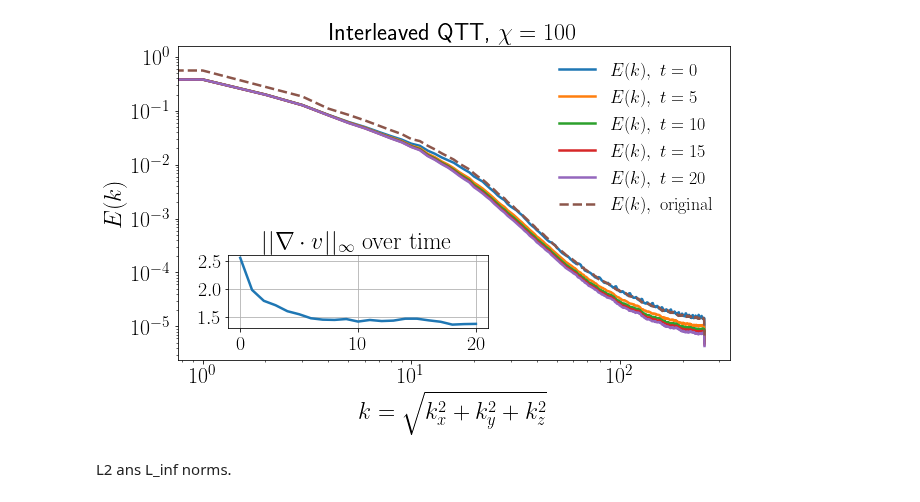
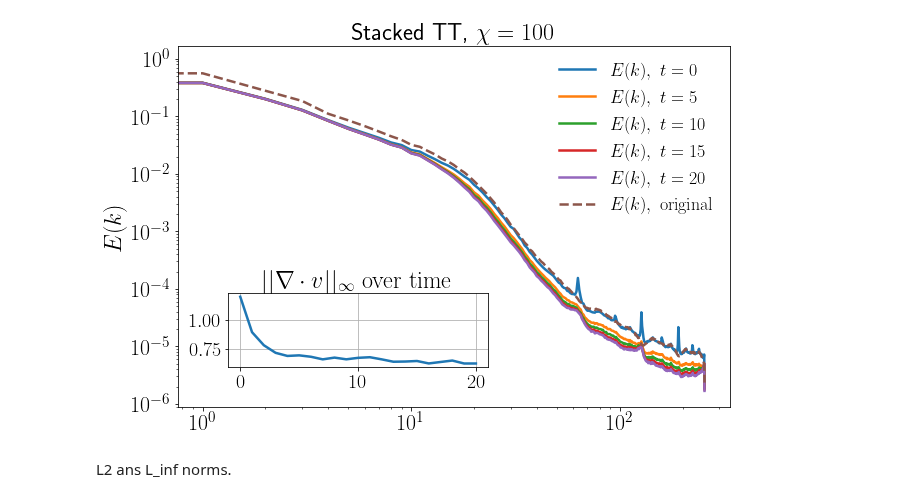
Before and after one commit to stefanopisoni/TN_Turbulence, a Jupyter notebook: 3D_evolution/3D_evolution_plot.ipynb, the cells around one changed output. Saved outputs shown, nothing was run; the diff lists cells and outputs as text; code cells hidden in the pictures.

Commit message:
new plots with renaming

```diff
--- a/3D_evolution/3D_evolution_plot.ipynb
+++ b/3D_evolution/3D_evolution_plot.ipynb
@@ -14,7 +14,7 @@ torch.set_default_dtype(torch.float64)
 Li = 10
 d = 2
 
-encoding_prefix = "seq"
+encoding_prefix = "sta"
 opt_method = "linsys"
 noq = 3 * Li
 bd_max = 100
@@ -82,36 +82,36 @@ if encoding_prefix == "seq":
 ax_main.set_ylabel(r'$E(k)$', fontsize=24)
 
 if encoding_prefix == "seq":
-    ax_main.set_title(rf'Interleaved QTT, $\chi = {bd_max}$', fontsize=24)
+    ax_main.set_title(rf'Interleaved TT, $\chi = {bd_max}$', fontsize=24)
 elif encoding_prefix == "sta":
-    ax_main.set_title(rf'Stacked QTT, $\chi = {bd_max}$', fontsize=24)
+    ax_main.set_title(rf'Stacked TT, $\chi = {bd_max}$', fontsize=24)
 
 ax_main.tick_params(axis='both', which='major', labelsize=22)
 ax_main.tick_params(axis='both', which='minor', labelsize=12)
 ax_main.legend(fontsize=18, loc='upper right', frameon=False)
 
 # ——— Inset parameters ———
 if encoding_prefix == "seq":
     in_w, in_h = 0.40, 0.40   # smaller inset
     left, bottom = 0.21, 0.27 # shift right & up
     pad = 0.03               # less padding
 elif encoding_prefix == "sta":
     in_w, in_h = 0.40, 0.40   # smaller inset
     left, bottom = 0.21, 0.18 # shift right & up
     pad = 0.03               # less padding
 
 # Bottom‐inset: Linf norm
 ax_linf = fig.add_axes([left, bottom, in_w, in_h/2 - pad])
 ax_linf.plot(times_div, div_linf)
 ax_linf.set_title(r'$||\nabla\cdot v||_\infty \mathrm{~over~time}$', fontsize=24)
 ax_linf.tick_params(labelsize=20)
 ax_linf.grid(True)
 
 plt.tight_layout()
 plt.savefig(f"Plots/{repo_name}.pdf", format="pdf")
 plt.show()
 # %% [output]
-[figure, old version]
+[figure, new version]
 # %% [markdown]
 L2 ans L_inf norms.
 # %%
```
Also changed, not shown: 2 other files.
